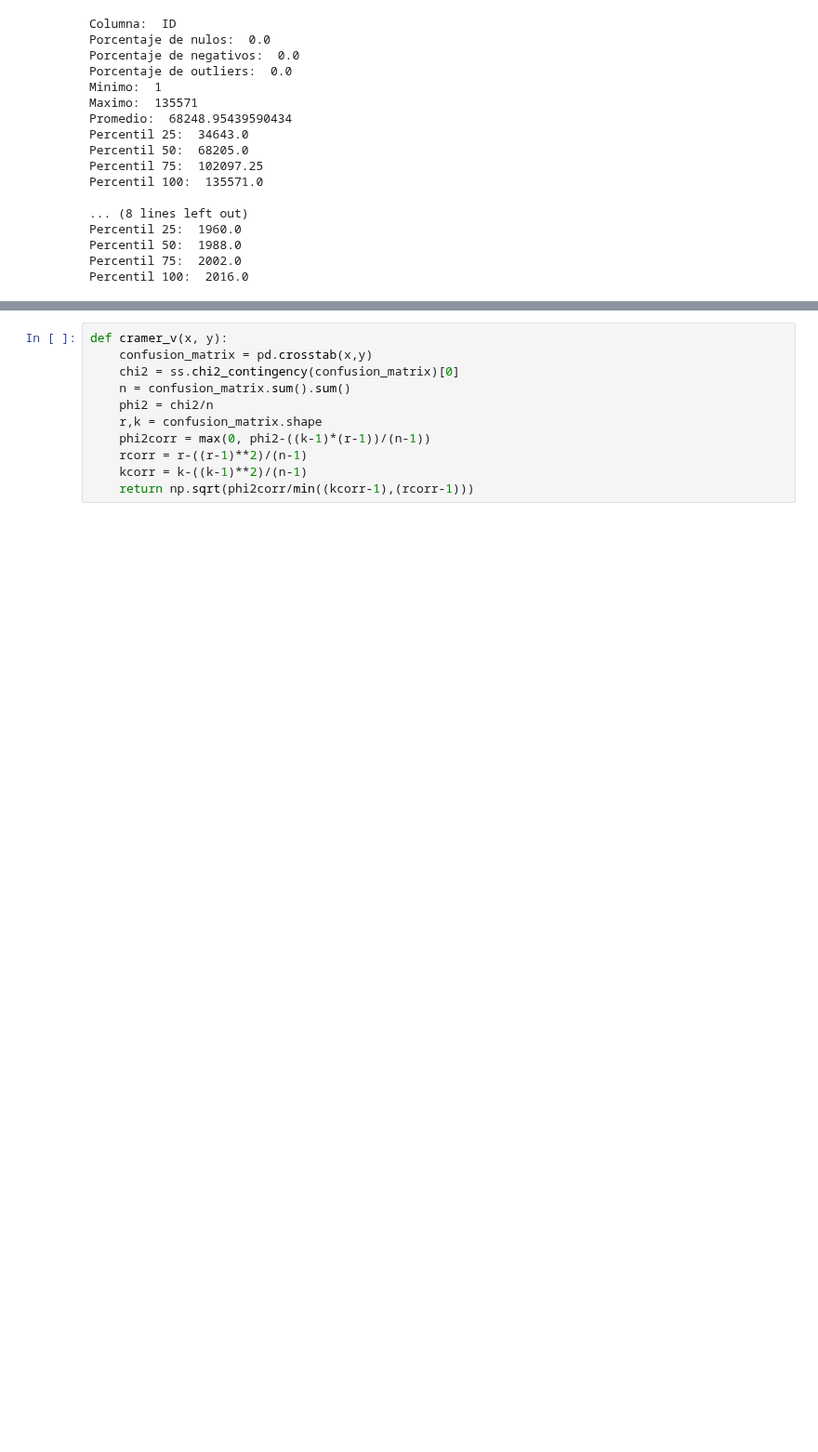
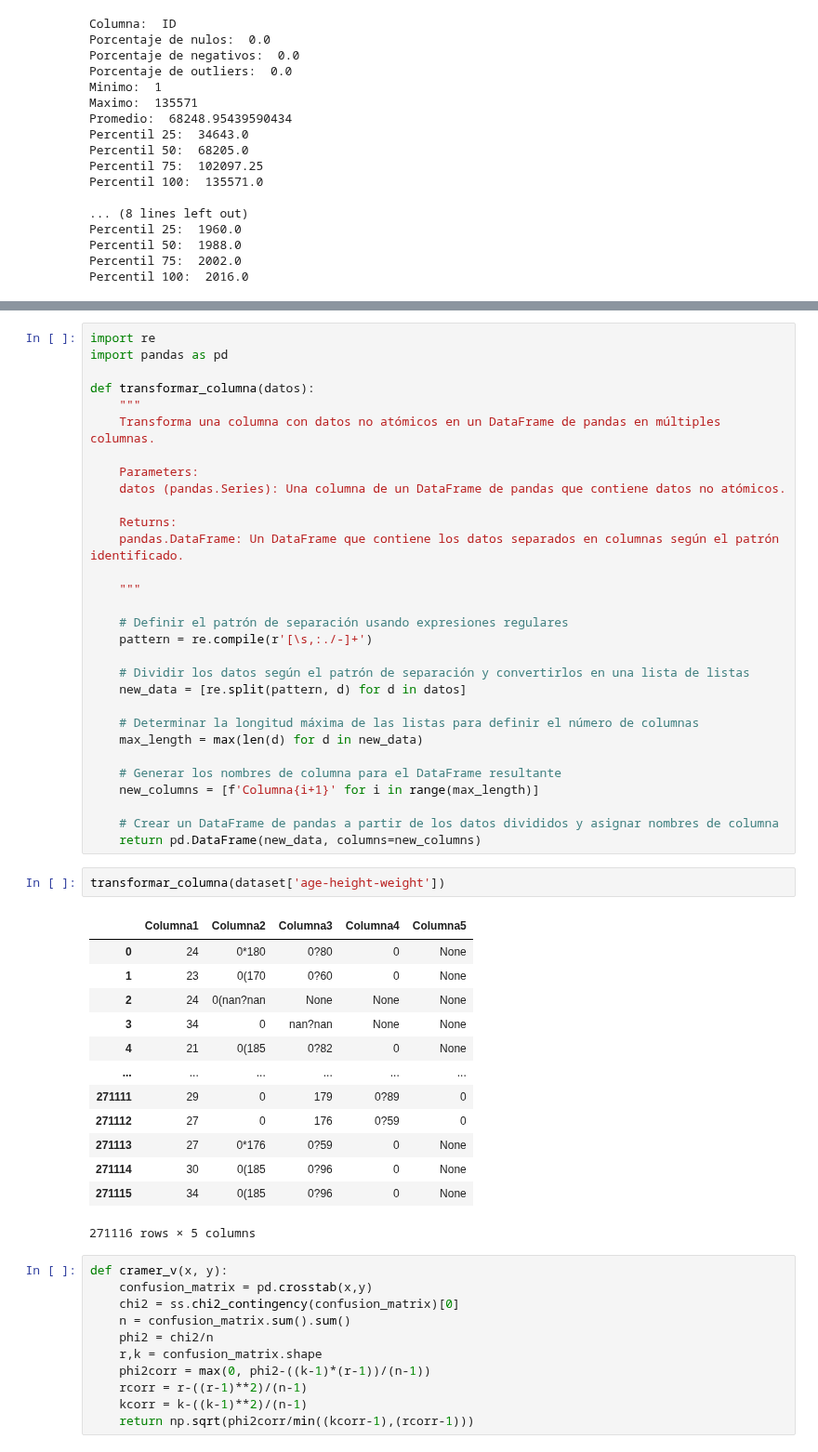
Before and after one commit to BnjmnNicholas/MDS7202-2023-2, a Jupyter notebook: PROY 1/Proyecto.ipynb, the cells around one changed output, grey strips where cells are left out. Shown at 93% size. Cells and saved outputs as stored; diff of their text form; blank space fills up the shorter version.

Commit message:
Update
Se crea función transformar columnas no atomicas, falta implementarlo en la clase identificando aquellas columnas

```diff
--- a/PROY 1/Proyecto.ipynb
+++ b/PROY 1/Proyecto.ipynb
@@ -358,3 +485,49 @@ class Profiler:
+# %%
+import re
+import pandas as pd
+
+def transformar_columna(datos):
+    """
+    Transforma una columna con datos no atómicos en un DataFrame de pandas en múltiples columnas.
+
+    Parameters:
+    datos (pandas.Series): Una columna de un DataFrame de pandas que contiene datos no atómicos.
+
+    Returns:
+    pandas.DataFrame: Un DataFrame que contiene los datos separados en columnas según el patrón identificado.
+
+    """
+
+    # Definir el patrón de separación usando expresiones regulares
+    pattern = re.compile(r'[\s,:./-]+')
+
+    # Dividir los datos según el patrón de separación y convertirlos en una lista de listas
+    new_data = [re.split(pattern, d) for d in datos]
+
+    # Determinar la longitud máxima de las listas para definir el número de columnas
+    max_length = max(len(d) for d in new_data)
+
+    # Generar los nombres de columna para el DataFrame resultante
+    new_columns = [f'Columna{i+1}' for i in range(max_length)]
+
+    # Crear un DataFrame de pandas a partir de los datos divididos y asignar nombres de columna
+    return pd.DataFrame(new_data, columns=new_columns)
+# %%
+transformar_columna(dataset['age-height-weight'])
+# %% [output]
+|  | Columna1 | Columna2 | Columna3 | Columna4 | Columna5 |
+| 0 | 24 | 0*180 | 0?80 | 0 | None |
+| 1 | 23 | 0(170 | 0?60 | 0 | None |
+| 2 | 24 | 0(nan?nan | None | None | None |
+| 3 | 34 | 0 | nan?nan | None | None |
+| 4 | 21 | 0(185 | 0?82 | 0 | None |
+| ... | ... | ... | ... | ... | ... |
+| 271111 | 29 | 0 | 179 | 0?89 | 0 |
+| 271112 | 27 | 0 | 176 | 0?59 | 0 |
+| 271113 | 27 | 0*176 | 0?59 | 0 | None |
+| 271114 | 30 | 0(185 | 0?96 | 0 | None |
+| 271115 | 34 | 0(185 | 0?96 | 0 | None |
+271116 rows × 5 columns
 # %%
 def cramer_v(x, y):
     confusion_matrix = pd.crosstab(x,y)
```
Also changed, not shown: parts of 6 cells of this notebook.
